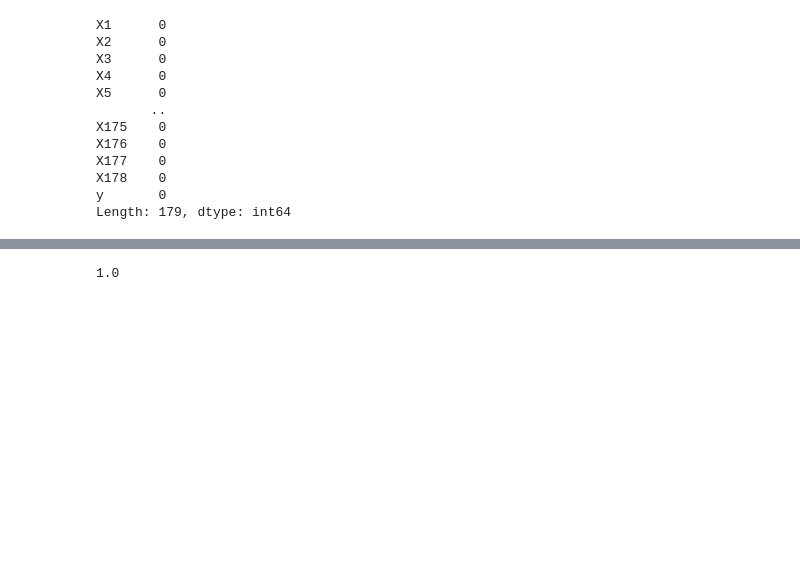
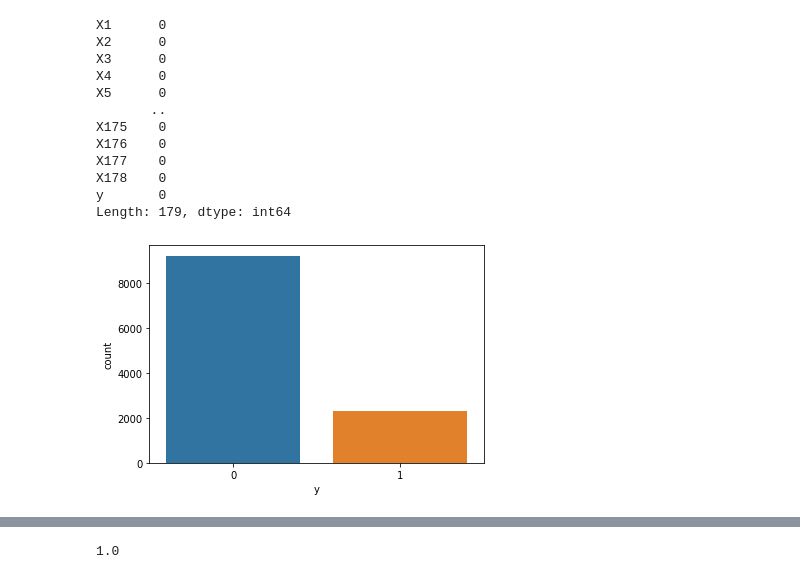
Before and after one commit to Le-Gris/Epileptic-Seizure-Recognition, a Jupyter notebook: EEG_Epilepsy.ipynb, the cells around one changed output, grey strips where cells are left out. Drawn from its saved outputs; the diff is of its cells as text; code cells hidden in the pictures; blank space fills up the shorter version.

```diff
--- a/EEG_Epilepsy.ipynb
+++ b/EEG_Epilepsy.ipynb
@@ -70,6 +80,14 @@ X177    0
 X178    0
 y       0
 Length: 179, dtype: int64
+# %%
+#see the distribution
+cols = data.columns
+pred = data.y
+graph = sn.countplot(pred,label="Count")
+graph.get_figure().savefig('non-epileptic_vs_epileptic.png')
+# %% [output]
+[figure, added]
 # %%
 #Select training set and test set
 X = np.array(data.iloc[:,1:179])
```
Also changed, not shown: parts of 20 cells of this notebook.
